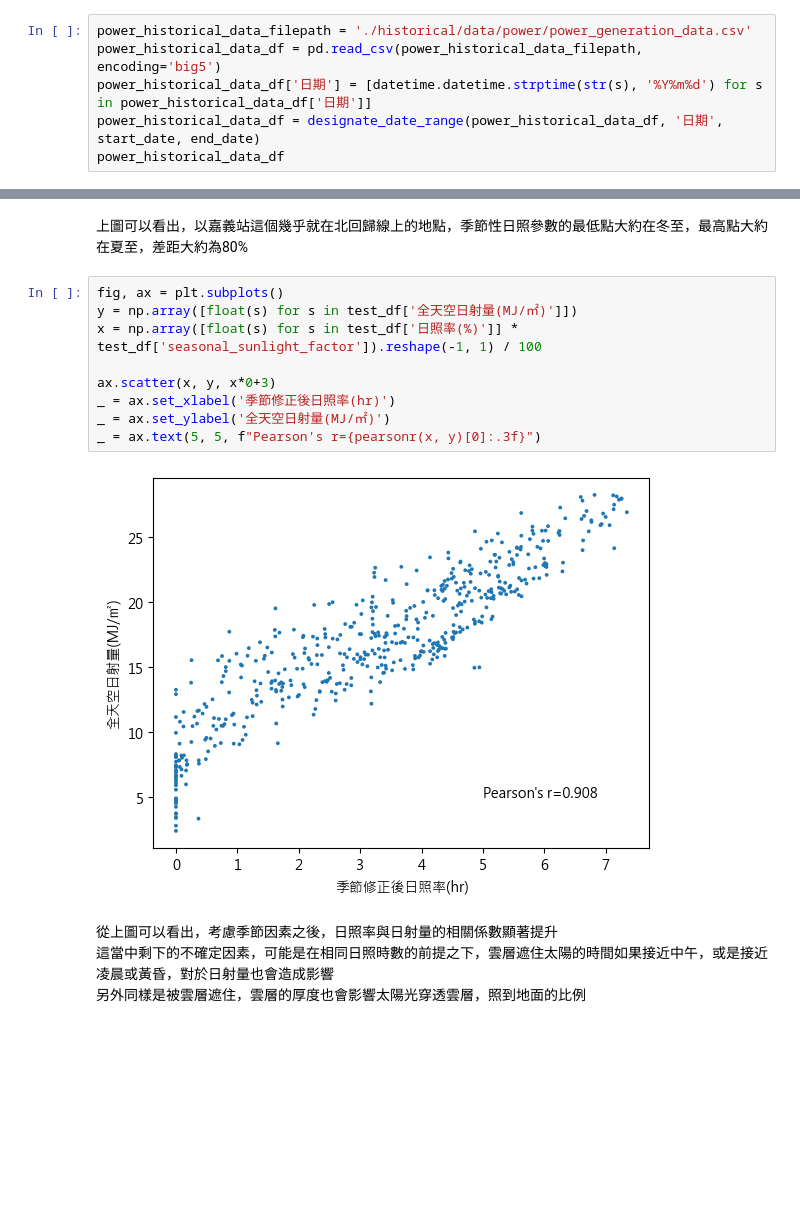
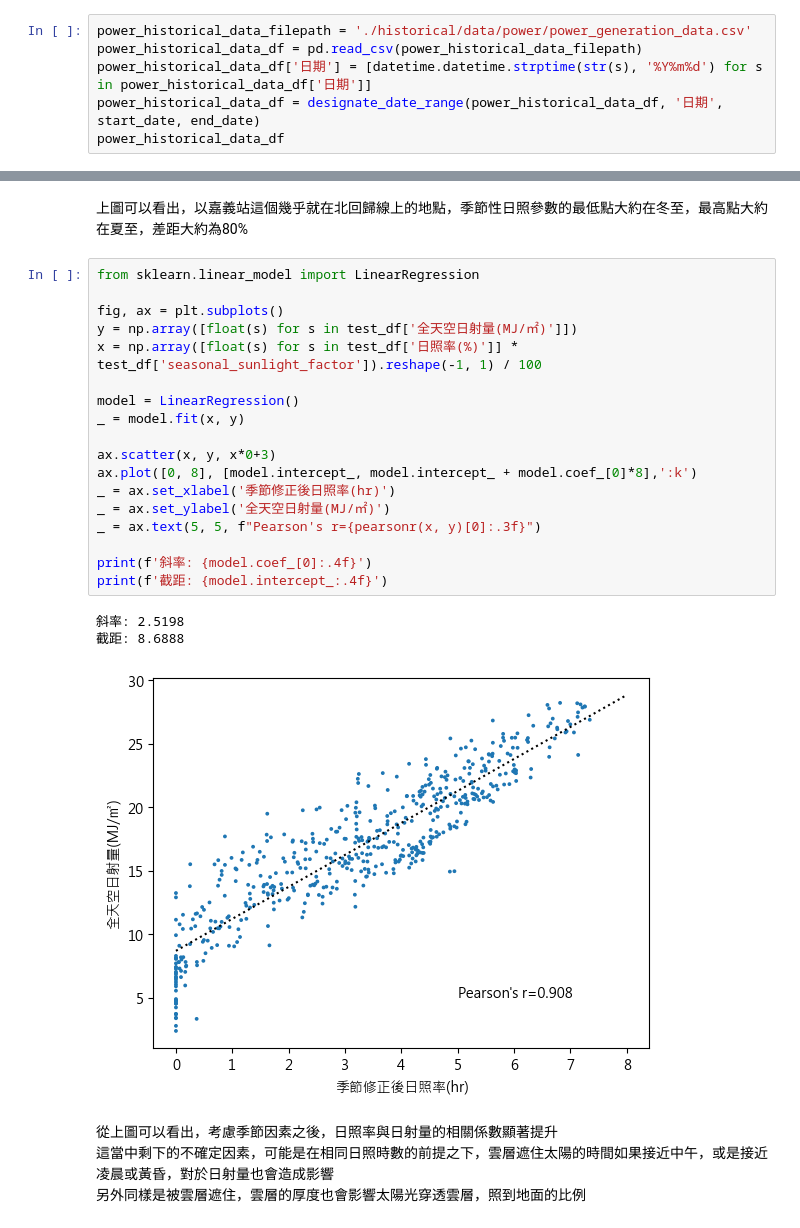
Before and after one commit to skyjadel/Taipower, a Jupyter notebook: EDA.ipynb, the cells around one changed output, grey strips where cells are left out. Cells and saved outputs as stored; diff of their text form; blank space fills up the shorter version.

```diff
--- a/EDA.ipynb
+++ b/EDA.ipynb
@@ -89,7 +89,7 @@ def designate_date_range(df, date_column, start_date, end_date):
 ### 原始檔讀取
 # %%
 power_historical_data_filepath = './historical/data/power/power_generation_data.csv'
-power_historical_data_df = pd.read_csv(power_historical_data_filepath, encoding='big5')
+power_historical_data_df = pd.read_csv(power_historical_data_filepath)
 power_historical_data_df['日期'] = [datetime.datetime.strptime(str(s), '%Y%m%d') for s in power_historical_data_df['日期']]
 power_historical_data_df = designate_date_range(power_historical_data_df, '日期', start_date, end_date)
 power_historical_data_df
@@ -800,16 +800,27 @@ _ = plt.title('嘉義測站')
 # %% [markdown]
 上圖可以看出，以嘉義站這個幾乎就在北回歸線上的地點，季節性日照參數的最低點大約在冬至，最高點大約在夏至，差距大約為80%
 # %%
+from sklearn.linear_model import LinearRegression
+
 fig, ax = plt.subplots()
 y = np.array([float(s) for s in test_df['全天空日射量(MJ/㎡)']])
 x = np.array([float(s) for s in test_df['日照率(%)']] * test_df['seasonal_sunlight_factor']).reshape(-1, 1) / 100
 
+model = LinearRegression()
+_ = model.fit(x, y)
+
 ax.scatter(x, y, x*0+3)
+ax.plot([0, 8], [model.intercept_, model.intercept_ + model.coef_[0]*8],':k')
 _ = ax.set_xlabel('季節修正後日照率(hr)')
 _ = ax.set_ylabel('全天空日射量(MJ/㎡)')
 _ = ax.text(5, 5, f"Pearson's r={pearsonr(x, y)[0]:.3f}")
+
+print(f'斜率: {model.coef_[0]:.4f}')
+print(f'截距: {model.intercept_:.4f}')
 # %% [output]
+斜率: 2.5198
+截距: 8.6888
-[figure, old version]
+[figure, new version]
 # %% [markdown]
 從上圖可以看出，考慮季節因素之後，日照率與日射量的相關係數顯著提升 <br>
 這當中剩下的不確定因素，可能是在相同日照時數的前提之下，雲層遮住太陽的時間如果接近中午，或是接近凌晨或黃昏，對於日射量也會造成影響<br>
```
Also changed, not shown: 6 other files.
